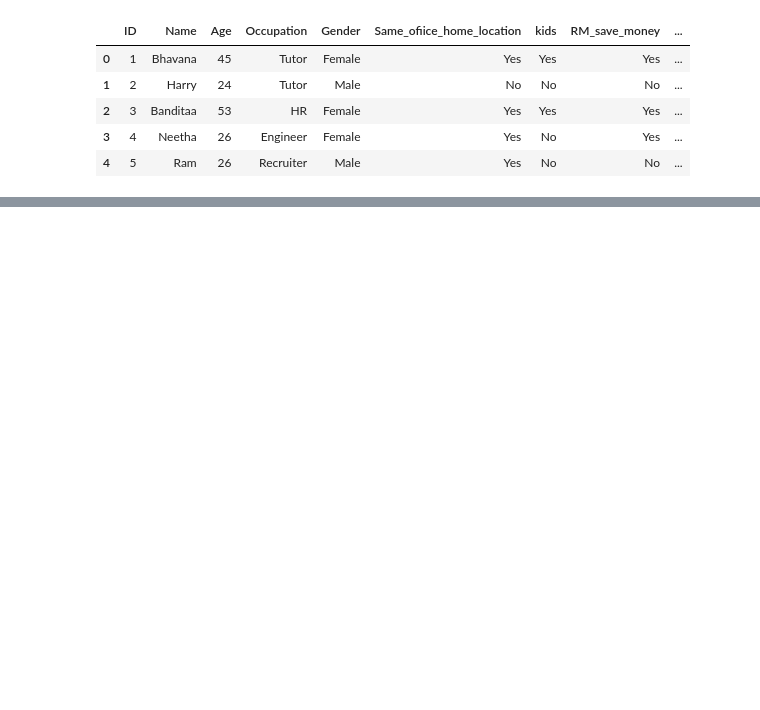
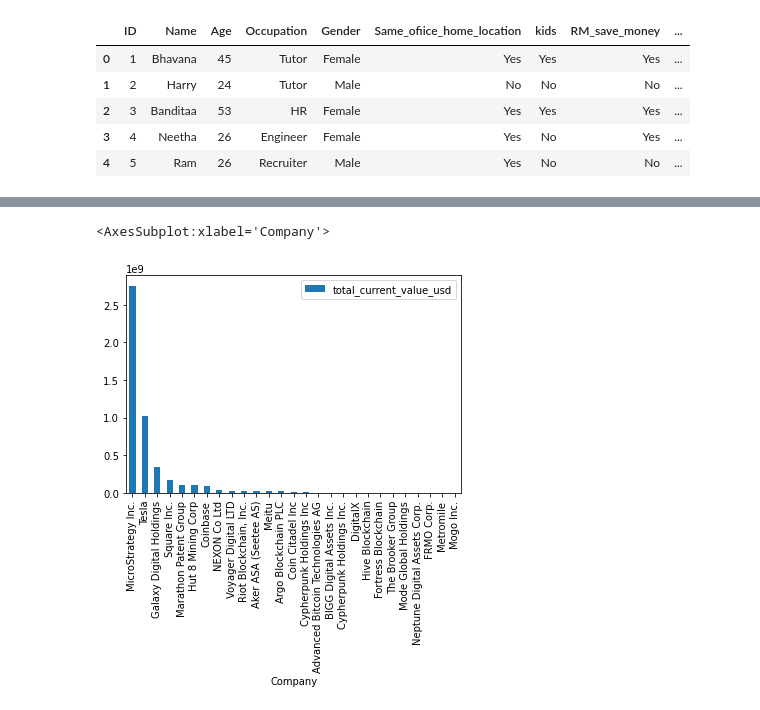
Before and after one commit to EsmaAbraham/UCDPA_Esma, a Jupyter notebook: Project - WIP.ipynb, the cells around one changed output, grey strips where cells are left out. Saved outputs shown, nothing was run; the diff lists cells and outputs as text; code cells hidden in the pictures; blank space fills up the shorter version.

```diff
--- a/Project - WIP.ipynb
+++ b/Project - WIP.ipynb
@@ -17,0 +104,5 @@ data.head()
+# %%
+summary.plot(x ='Company', y='total_current_value_usd', kind = 'bar')
+# %% [output]
+<AxesSubplot:xlabel='Company'>
+[figure, added]
```
Also changed, not shown: parts of 30 cells of this notebook, 3 other files.
